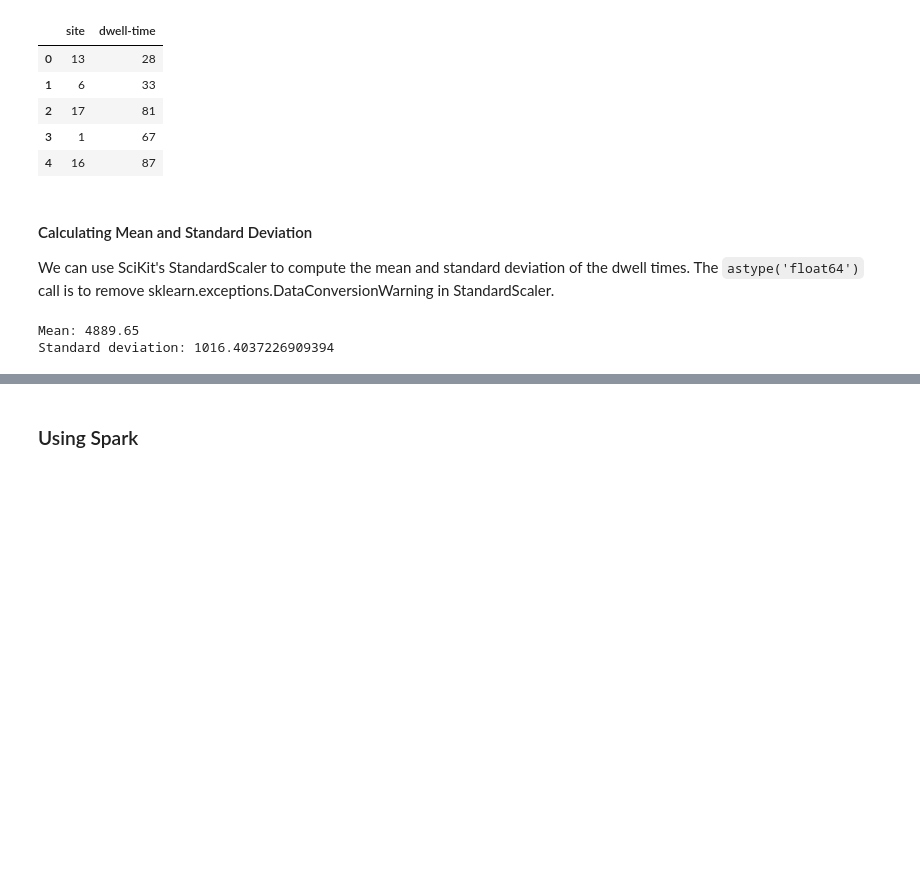
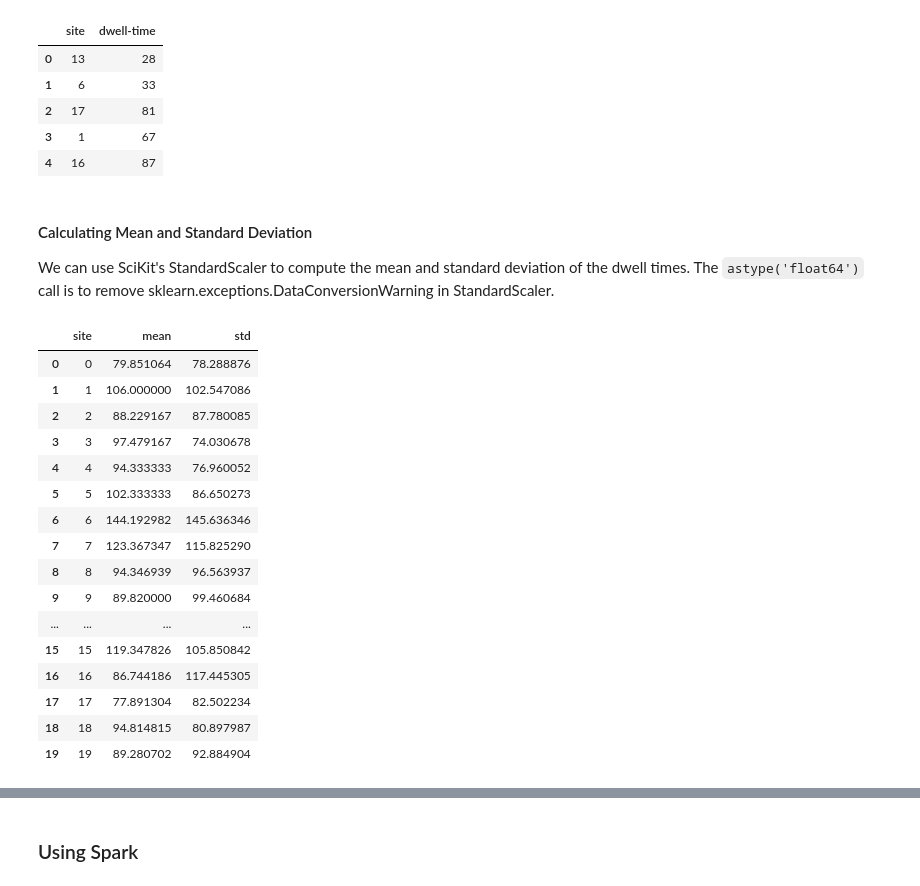
Before and after one commit to mnvsngv/cs696-bigdata, a Jupyter notebook: Assignment 3/Assignment 3.ipynb, the cells around one changed output, grey strips where cells are left out. Cells and saved outputs as stored; diff of their text form; code cells hidden in the pictures; blank space fills up the shorter version.

````diff
--- a/Assignment 3/Assignment 3.ipynb
+++ b/Assignment 3/Assignment 3.ipynb
@@ -112,13 +114,40 @@ df.head()
 | 4 | 16 | 87 |
 # %% [markdown]
 #### Calculating Mean and Standard Deviation
-We can use SciKit's StandardScaler to compute the mean and standard deviation of the dwell times. The ```astype('float64')``` call is to remove sklearn.exceptions.DataConversionWarning in StandardScaler.
+We can use SciKit's StandardScaler to compute the mean and standard deviation of the dwell times. The `astype('float64')` call is to remove sklearn.exceptions.DataConversionWarning in StandardScaler.
-# %%
-df_grouped = df.groupby(['site']).sum().reset_index()
-scaler = sklearn.preprocessing.StandardScaler()
-scaler.fit(df_grouped['dwell-time'].values.reshape(-1, 1).astype('float64'))
-print("Mean: {}".format(scaler.mean_[0]))
-print("Standard deviation: {}".format(np.sqrt(scaler.var_[0])))
-# %% [output]
-Mean: 4889.65
-Standard deviation: 1016.4037226909394
+# %%
+times_dict = {'site': [], 'mean': [], 'std': []}
+plot_dict = {}
+
+for site in sorted(pandas_df['site'].unique()):
+    scaler = sklearn.preprocessing.StandardScaler()
+    scaler.fit(pandas_df[pandas_df.site==site]['dwell-time'].values.reshape(-1, 1).astype('float64'))
+    site_mean = scaler.mean_[0]
+    site_std = np.sqrt(scaler.var_[0])
+    times_dict['site'].append(site)
+    times_dict['mean'].append(site_mean)
+    times_dict['std'].append(site_std)
+    plot_dict[site] = [site_mean - site_std/2, site_mean, site_mean + site_std/2]
+
+times_df = pd.DataFrame.from_dict(times_dict)
+plot_df = pd.DataFrame.from_dict(plot_dict)
+
+times_df.head(20)
+# %% [output]
+|  | site | mean | std |
+| 0 | 0 | 79.851064 | 78.288876 |
+| 1 | 1 | 106.000000 | 102.547086 |
+| 2 | 2 | 88.229167 | 87.780085 |
+| 3 | 3 | 97.479167 | 74.030678 |
+| 4 | 4 | 94.333333 | 76.960052 |
+| 5 | 5 | 102.333333 | 86.650273 |
+| 6 | 6 | 144.192982 | 145.636346 |
+| 7 | 7 | 123.367347 | 115.825290 |
+| 8 | 8 | 94.346939 | 96.563937 |
+| 9 | 9 | 89.820000 | 99.460684 |
+| ... | ... | ... | ... |
+| 15 | 15 | 119.347826 | 105.850842 |
+| 16 | 16 | 86.744186 | 117.445305 |
+| 17 | 17 | 77.891304 | 82.502234 |
+| 18 | 18 | 94.814815 | 80.897987 |
+| 19 | 19 | 89.280702 | 92.884904 |
````
Also changed, not shown: parts of 16 cells of this notebook.
